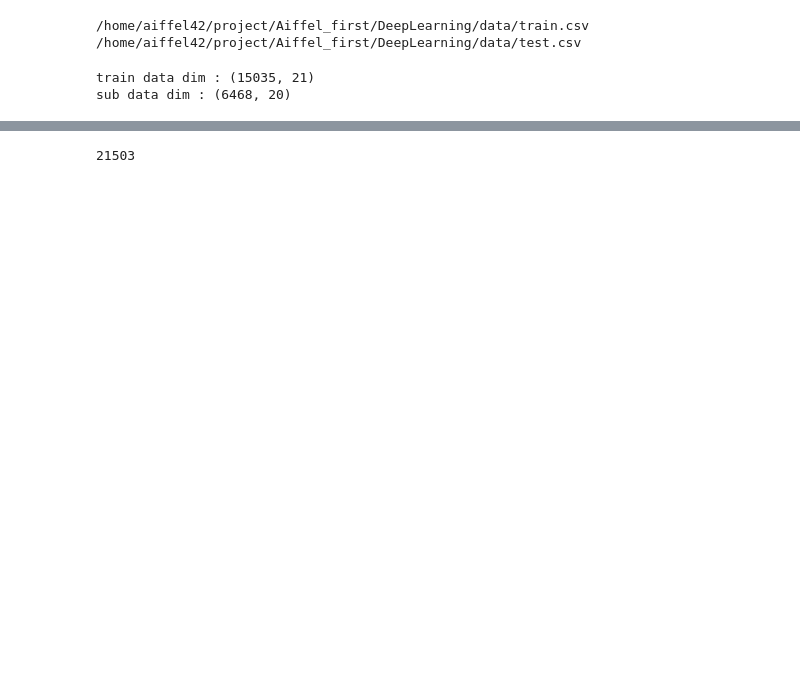
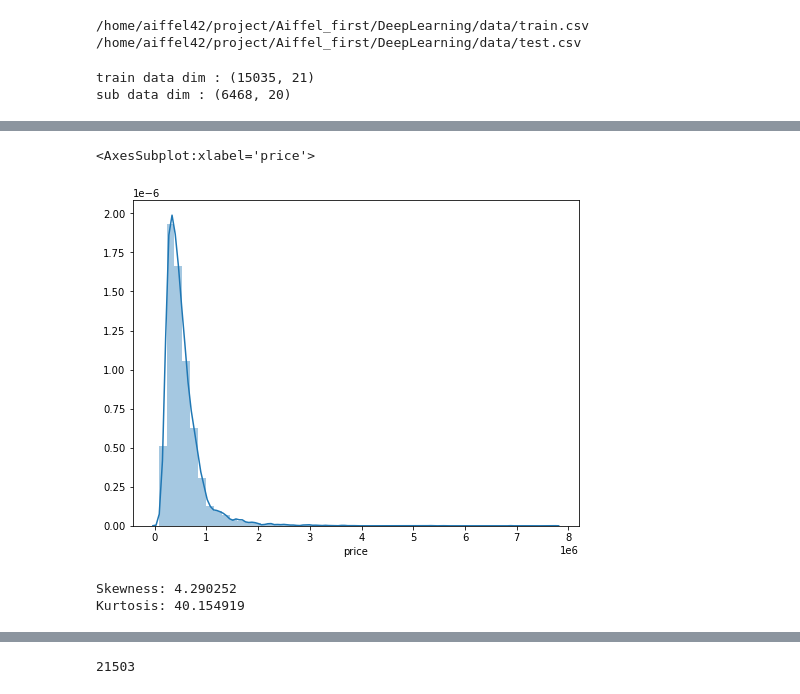
Before and after one commit to Daikoku1/Aiffel_first, a Jupyter notebook: DeepLearning/E8_P. kakr_housing모델링.ipynb, the cells around one changed output, grey strips where cells are left out. Saved outputs shown, nothing was run; the diff lists cells and outputs as text; code cells hidden in the pictures; blank space fills up the shorter version.

```diff
--- a/DeepLearning/E8_P. kakr_housing모델링.ipynb
+++ b/DeepLearning/E8_P. kakr_housing모델링.ipynb
@@ -30,8 +30,8 @@ print(sub_data_path)
 /home/aiffel42/project/Aiffel_first/DeepLearning/data/train.csv
 /home/aiffel42/project/Aiffel_first/DeepLearning/data/test.csv
 # %%
-data = pd.read_csv(train_data_path)
-sub = pd.read_csv(sub_data_path)
+df_train = pd.read_csv(train_data_path)
+df_test = pd.read_csv(sub_data_path)
 print('train data dim : {}'.format(data.shape))
 print('sub data dim : {}'.format(sub.shape))
 # %% [output]
@@ -39,0 +108,14 @@ sub data dim : (6468, 20)
+# %%
+#histogram
+f, ax = plt.subplots(figsize=(8, 6))
+sns.distplot(df_train['price'])
+# %% [output]
+<AxesSubplot:xlabel='price'>
+[figure, added]
+# %%
+#skewness and kurtosis
+print("Skewness: %f" % data['price'].skew())
+print("Kurtosis: %f" % df_train['price'].kurt())
+# %% [output]
+Skewness: 4.290252
+Kurtosis: 40.154919
```
Also changed, not shown: parts of 8 cells of this notebook.
